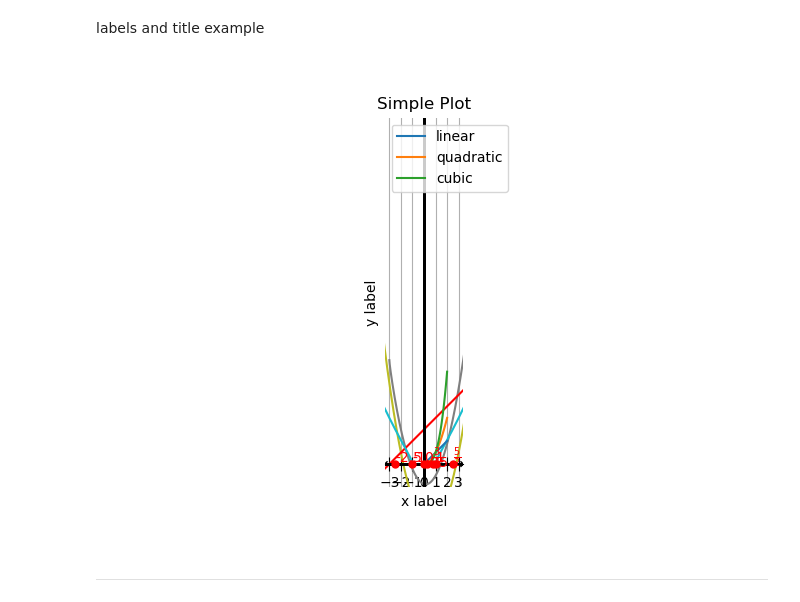
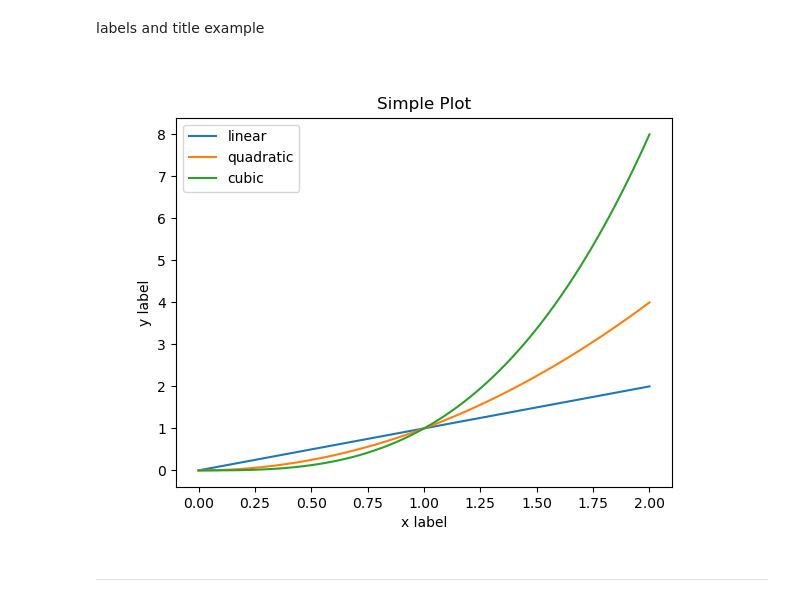
Before and after one commit to geraldwenzel/math_notebooks, a Jupyter notebook: math.ipynb, the cells around one changed output. Cells and saved outputs as stored; diff of their text form; code cells hidden in the pictures.

Commit message:
Refactored plots to use OO-style.

```diff
--- a/math.ipynb
+++ b/math.ipynb
@@ -858,20 +863,18 @@ labels and title example
 # %%
 x_coords = np.linspace(0, 2, 100)
 
-plt.plot(x_coords, x_coords, label='linear')
-plt.plot(x_coords, x_coords**2, label='quadratic')
-plt.plot(x_coords, x_coords**3, label='cubic')
+fig, ax = plt.subplots()
+ax.plot(x_coords, x_coords, label='linear')
+ax.plot(x_coords, x_coords**2, label='quadratic')
+ax.plot(x_coords, x_coords**3, label='cubic')
 
-plt.xlabel('x label')
-plt.ylabel('y label')
-
-plt.title("Simple Plot")
-
-plt.legend()
-
-plt.show()
+# annotations
+ax.set_xlabel('x label')
+ax.set_ylabel('y label')
+ax.set_title("Simple Plot")
+ax.legend();
 # %% [output]
-[figure, old version]
+[figure, new version]
 # %% [markdown]
 ---
 # %%
```
Also changed, not shown: parts of 34 cells of this notebook.
